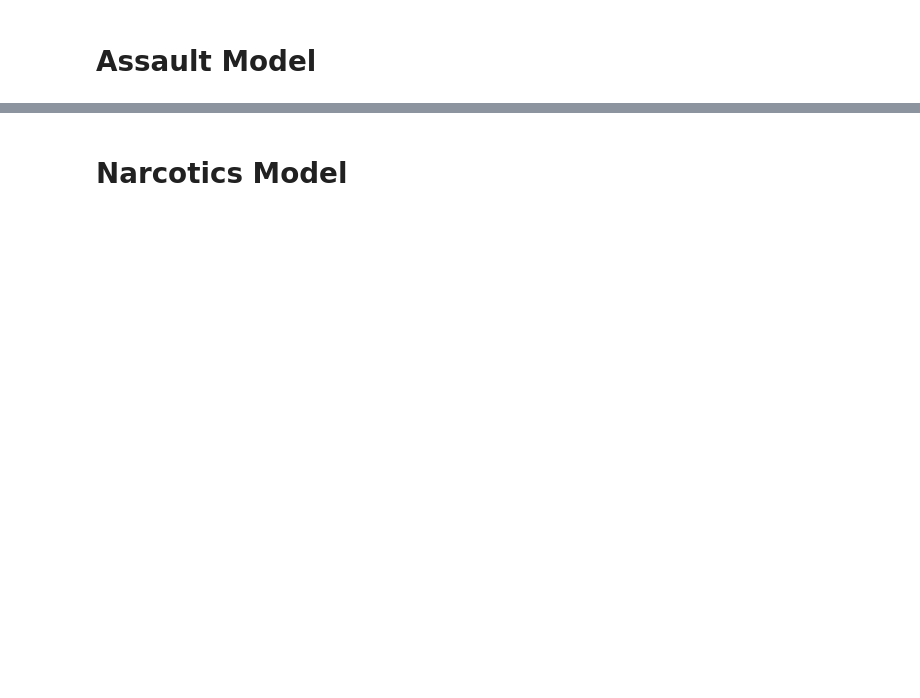
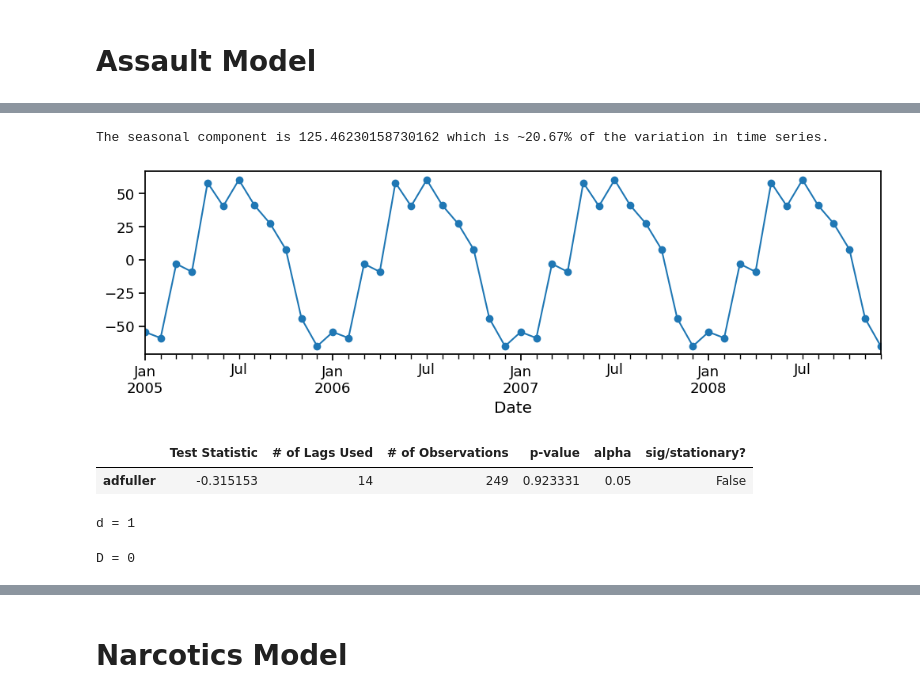
Before and after one commit to SpreeC/Chicago-Crime-Data-Project, a Jupyter notebook: Part 2.ipynb, the cells around one changed output, grey strips where cells are left out. Drawn from its saved outputs; the diff is of its cells as text; code cells hidden in the pictures; blank space fills up the shorter version.

```diff
--- a/Part 2.ipynb
+++ b/Part 2.ipynb
@@ -288,5 +302,5 @@ assault.head()
 # %%
 # Resample to monthly
-assault = assault.resample("M").sum
+assault = assault.resample("M").sum()
 assault.head()
 # %% [output]
@@ -299,0 +322,34 @@ fig.tight_layout()
+# %%
+# How big is the seasonal component
+seasonal_delta = decomp.seasonal.max() - decomp.seasonal.min()
+
+# How big is the seasonal component relative to the time series?
+print(f"The seasonal component is {seasonal_delta} which is ~{seasonal_delta/float(assault.max()-assault.min())* 100:.2f}% of the variation in time series.")
+# %% [output]
+The seasonal component is 125.46230158730162 which is ~20.67% of the variation in time series.
+# %%
+#plot the time series to see the seasonality
+seasonal = decomp.seasonal
+ax = seasonal.loc['2005': '2008'].plot(marker = 'o')
+# %% [output]
+[figure, added]
+# %%
+# Check for stationarity
+get_adfuller_results(assault)
+# %% [output]
+|  | Test Statistic | # of Lags Used | # of Observations | p-value | alpha | sig/stationary? |
+| adfuller | -0.315153 | 14 | 249 | 0.923331 | 0.05 | False |
+# %%
+#determine nonseasonal differencing
+# determine d
+d = ndiffs(assault)
+print (f'd = {d}')
+# %% [output]
+d = 1
+# %%
+#determine seasonal differencing
+# Determine D
+D = nsdiffs(assault, m =12)
+print(f'D = {D}')
+# %% [output]
+D = 0
```
Also changed, not shown: parts of 61 cells of this notebook.
